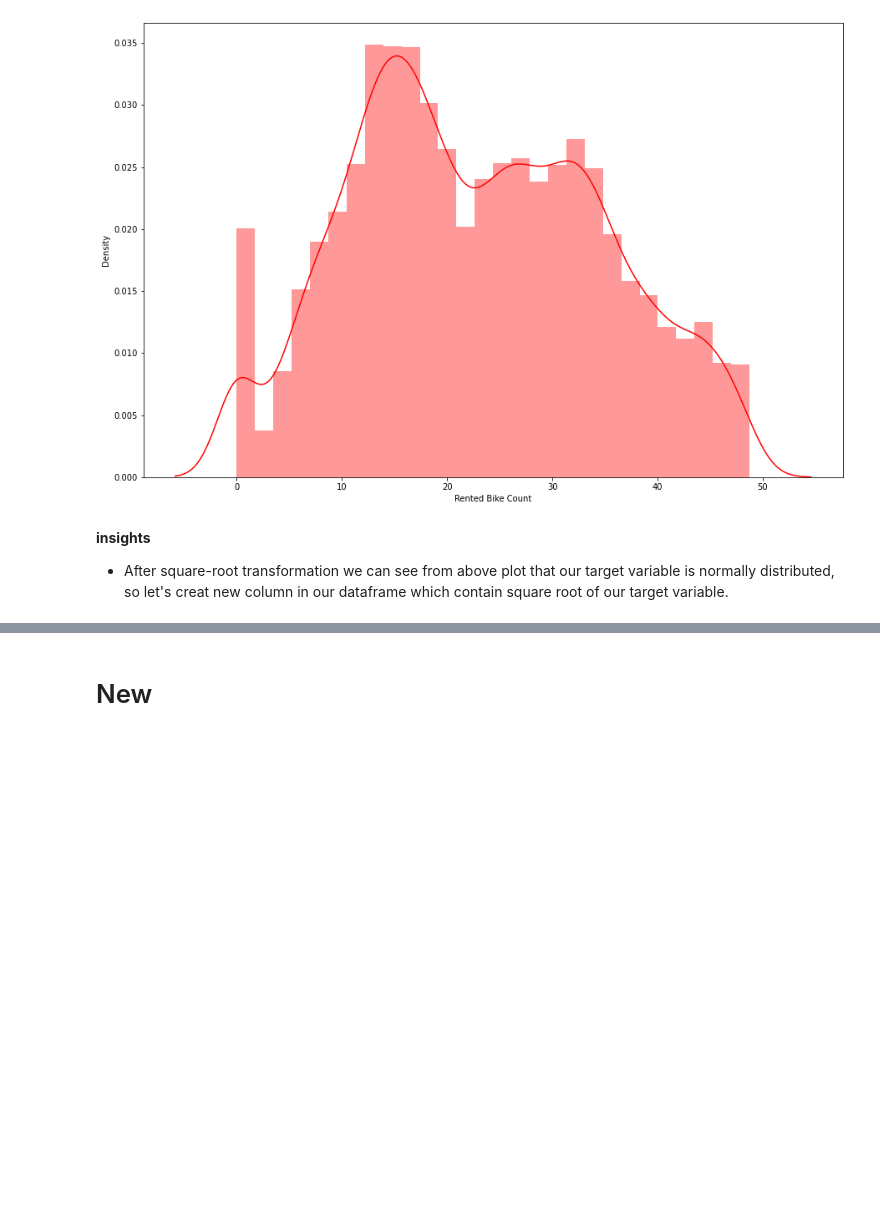
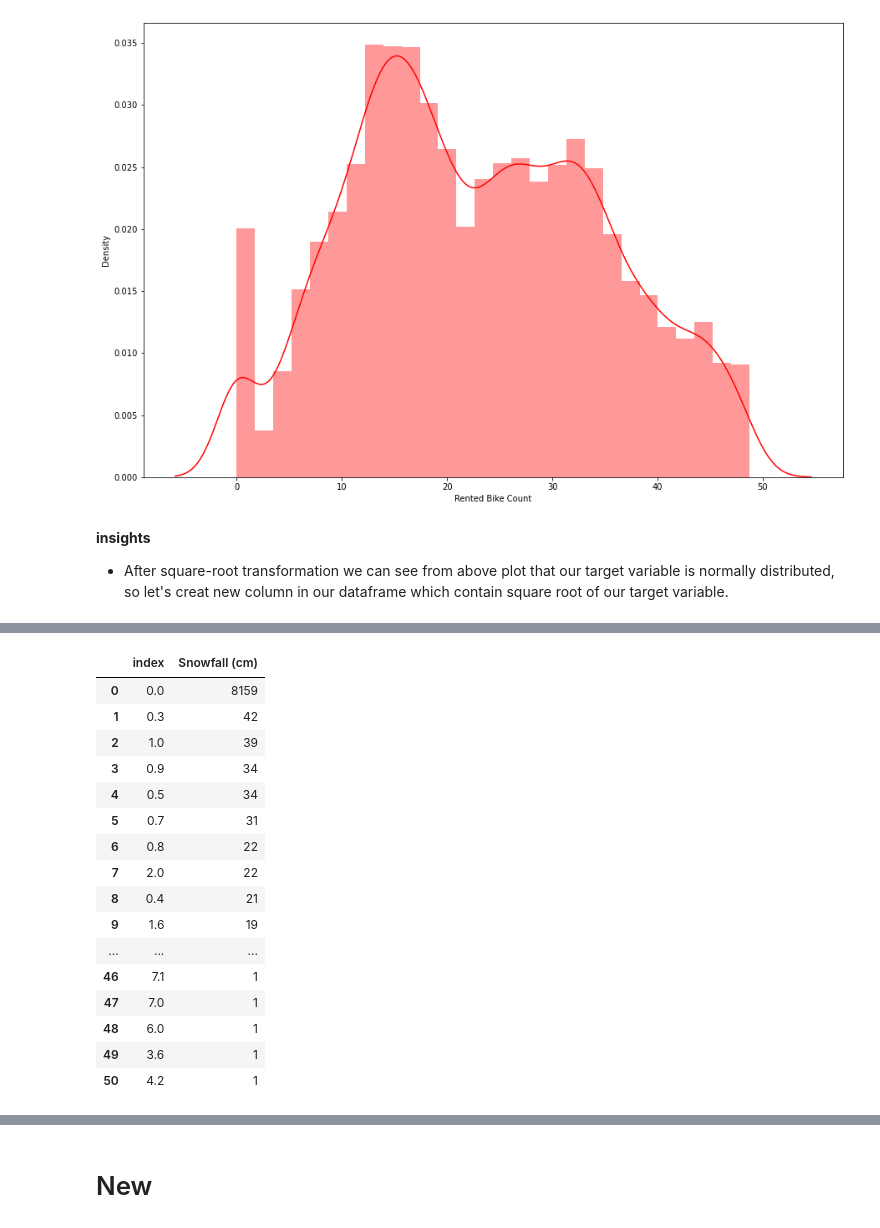
Before and after one commit to rohit-1026/Bike-Sharing-Demand-Prediction, a Jupyter notebook: Bike_Sharing_Demand_Prediction_Capstone_Project.ipynb, the cells around one changed output, grey strips where cells are left out. Cells and saved outputs as stored; diff of their text form; code cells hidden in the pictures; blank space fills up the shorter version.

```diff
--- a/Bike_Sharing_Demand_Prediction_Capstone_Project.ipynb
+++ b/Bike_Sharing_Demand_Prediction_Capstone_Project.ipynb
@@ -809,0 +875,20 @@ Bike_df_copy['Root_rented_bike_count']=Bike_df_copy['Rented Bike Count'].apply(r
+# %%
+Bike_df_copy['Snowfall (cm)'].value_counts().reset_index()
+# %% [output]
+|  | index | Snowfall (cm) |
+| 0 | 0.0 | 8159 |
+| 1 | 0.3 | 42 |
+| 2 | 1.0 | 39 |
+| 3 | 0.9 | 34 |
+| 4 | 0.5 | 34 |
+| 5 | 0.7 | 31 |
+| 6 | 0.8 | 22 |
+| 7 | 2.0 | 22 |
+| 8 | 0.4 | 21 |
+| 9 | 1.6 | 19 |
+| ... | ... | ... |
+| 46 | 7.1 | 1 |
+| 47 | 7.0 | 1 |
+| 48 | 6.0 | 1 |
+| 49 | 3.6 | 1 |
+| 50 | 4.2 | 1 |
```
Also changed, not shown: parts of 9 cells of this notebook.
